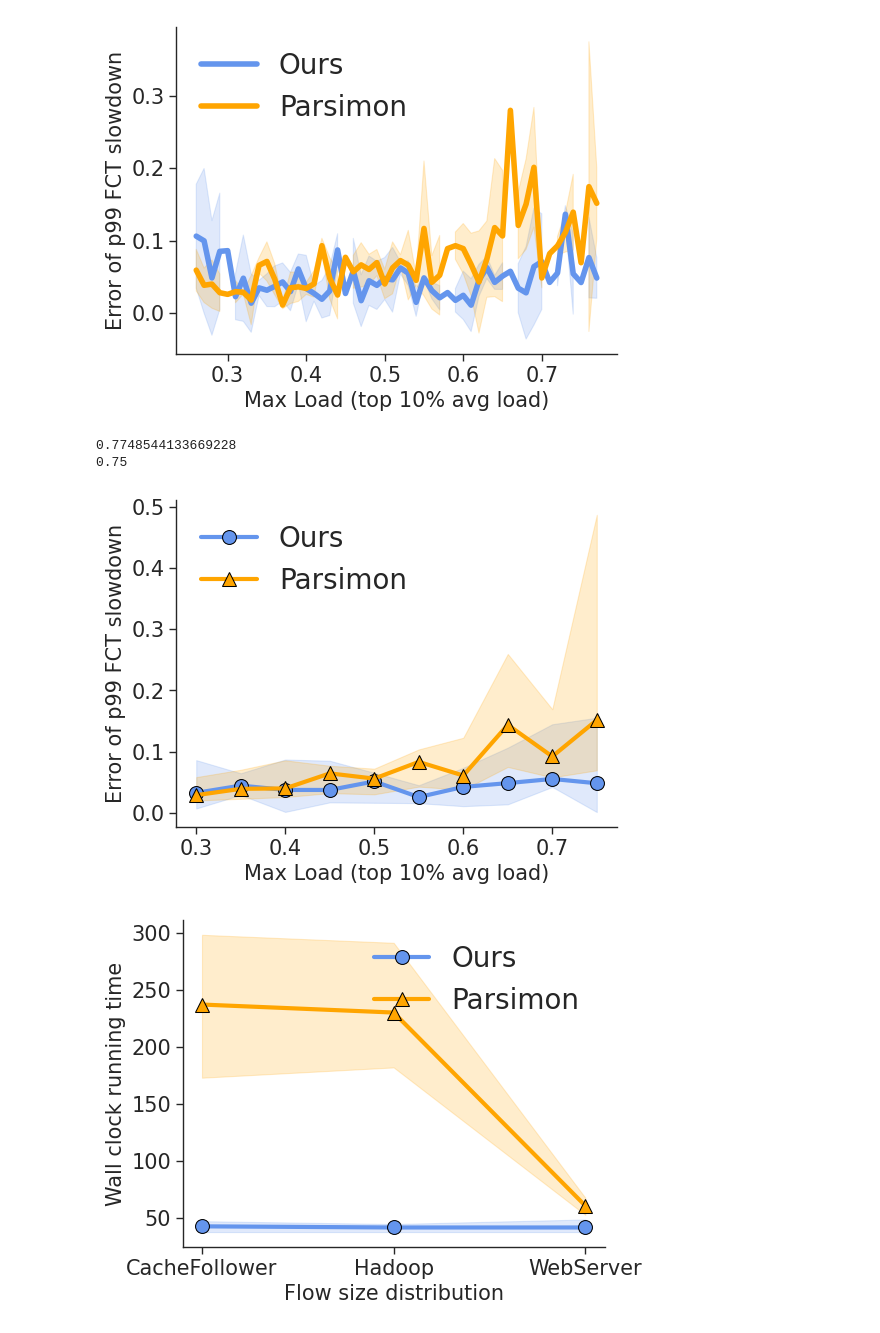
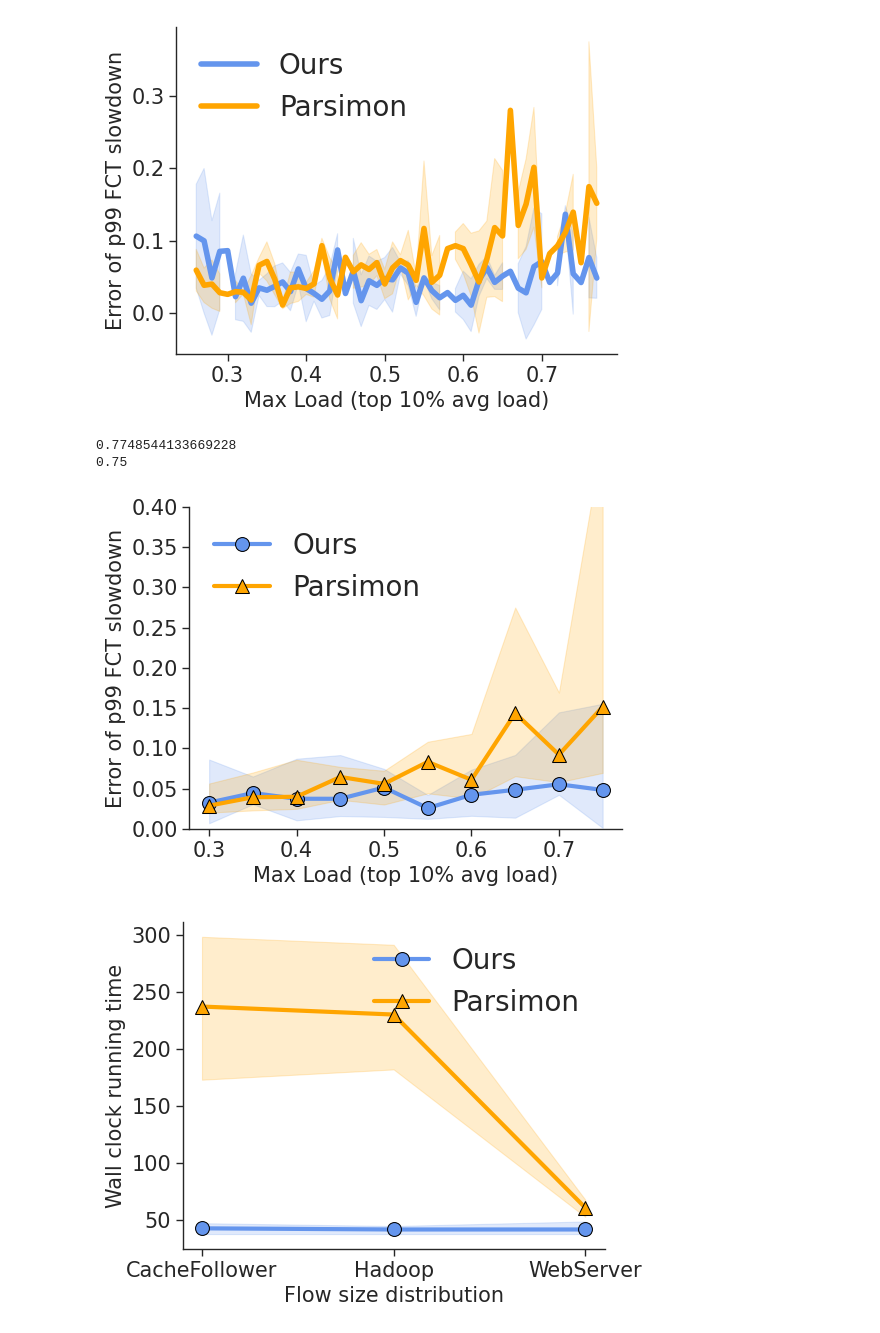
Before and after one commit to uw-polestar/parsimon-eval, a Jupyter notebook: expts/fig_8/analysis/main_sensitivity.ipynb, the cells around one changed output. Cells and saved outputs as stored; diff of their text form; code cells hidden in the pictures.

```diff
--- a/expts/fig_8/analysis/main_sensitivity.ipynb
+++ b/expts/fig_8/analysis/main_sensitivity.ipynb
@@ -352,34 +352,36 @@ records_abs['max_load']=records_abs['max_load']//0.05*0.05
 print(max(records_abs['max_load']))
 records_abs=records_abs[records_abs['max_load']>=0.3]
 
 records_abs=records_abs.sort_values(by='max_load')
 column_list=['p99__ns3__mlsys','p99__ns3__pmn_m']
 fig, axs = plt.subplots(nrows=1, ncols=1, figsize=(5.2, 4.0), sharex=True)
 labels=['Ours','Parsimon']
 for i,each in enumerate(column_list):
     # ax=sns.scatterplot(data = records_abs, x = 'max_load', y = each, color = color_list[i], ax=axs, marker=markertype_list[i], s=30)
     ax = sns.lineplot(data=records_abs, x='max_load', y=each, color=color_list[i], ax=axs, marker=markertype_list[i], label=labels[i], errorbar=("ci", 100), estimator='median', lw=3,markeredgecolor='black',markersize=10)
     # ax=sns.lineplot(data=records_abs, x='max_load', y=each, color=color_list[i], ax=axs, marker=markertype_list[i], label=each, ci=None, estimator='mean', lw=2)
     # sns.scatterplot(x='max_load', y=each, data=records_abs, color=color_list[i], ax=axs, label=f'{each} Raw', s=30)
 
     # print(f"{each}: ",records_abs[each].min(),records_abs[each].max())
     # handles = ax.get_legend().get_lines()
     # ax.get_legend().remove()
 
 # XXX: This is a dirty hack. Look carefully at the labels!
 # fig.legend(loc='upper right', frameon=False, ncol=1)
+plt.ylim(0,0.4)
 plt.legend(loc='upper left', frameon=False, ncol=1,prop={"size": _fontsize+5})
 sns.despine()
 fig.tight_layout()
 plt.xlabel('Max Load (top 10% avg load)',fontsize=_fontsize)
 plt.ylabel('Error of p99 FCT slowdown',fontsize=_fontsize)
 plt.yticks(fontsize=_fontsize)
 plt.xticks(fontsize=_fontsize)
+
 plt.savefig('figs/sensitivity_error_over_load.pdf', bbox_inches='tight')
 # %% [output]
 0.7748544133669228
 0.75
-[figure, old version]
+[figure, new version]
 # %%
 _fontsize=15
 records_time=records.copy()
```
Also changed, not shown: parts of 6 cells of this notebook, 48 other files.
